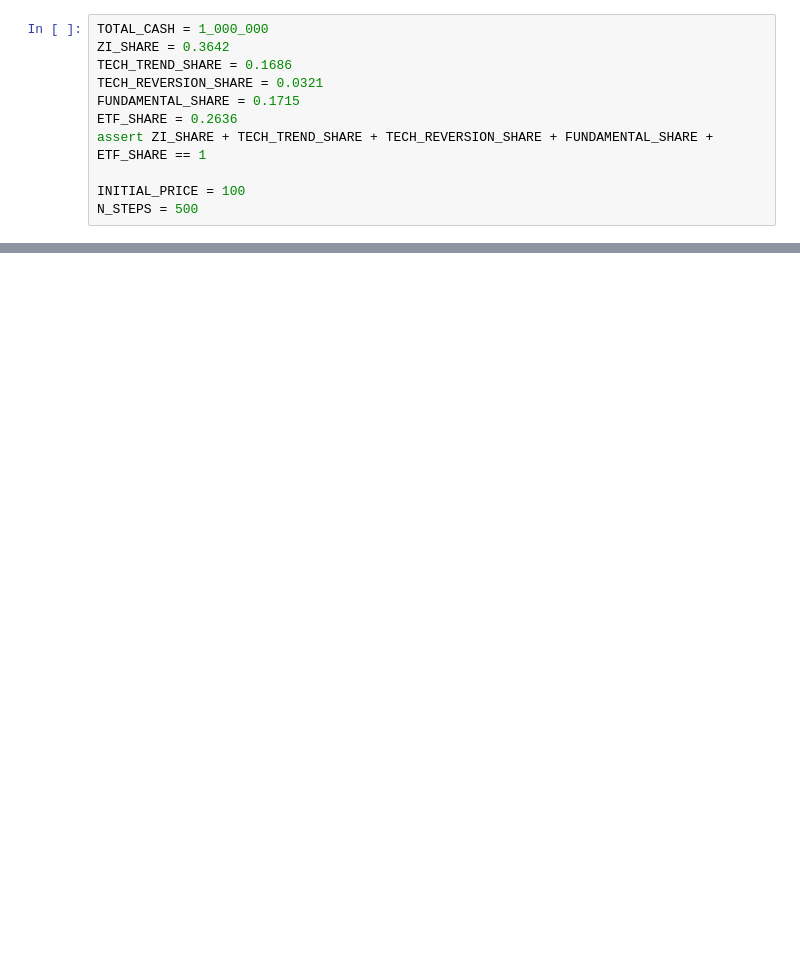
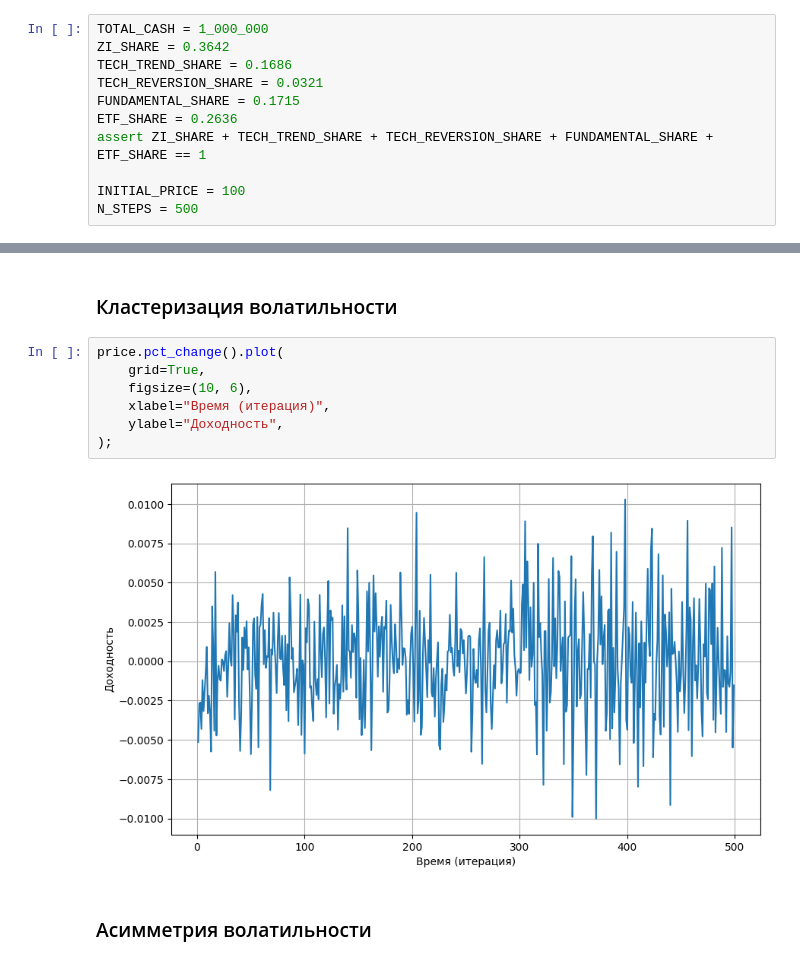
Before and after one commit to eura17/agent-based-financial-market, a Jupyter notebook: research/simulation.ipynb, the cells around one changed output, grey strips where cells are left out. Drawn from its saved outputs; the diff is of its cells as text; blank space fills up the shorter version.

```diff
--- a/research/simulation.ipynb
+++ b/research/simulation.ipynb
@@ -124,0 +157,13 @@ equity = pd.DataFrame(
+# %% [markdown]
+### Кластеризация волатильности
+# %%
+price.pct_change().plot(
+    grid=True,
+    figsize=(10, 6),
+    xlabel="Время (итерация)",
+    ylabel="Доходность",
+);
+# %% [output]
+[figure, added]
+# %% [markdown]
+### Асимметрия волатильности
```
Also changed, not shown: parts of 24 cells of this notebook, 7 other files.
